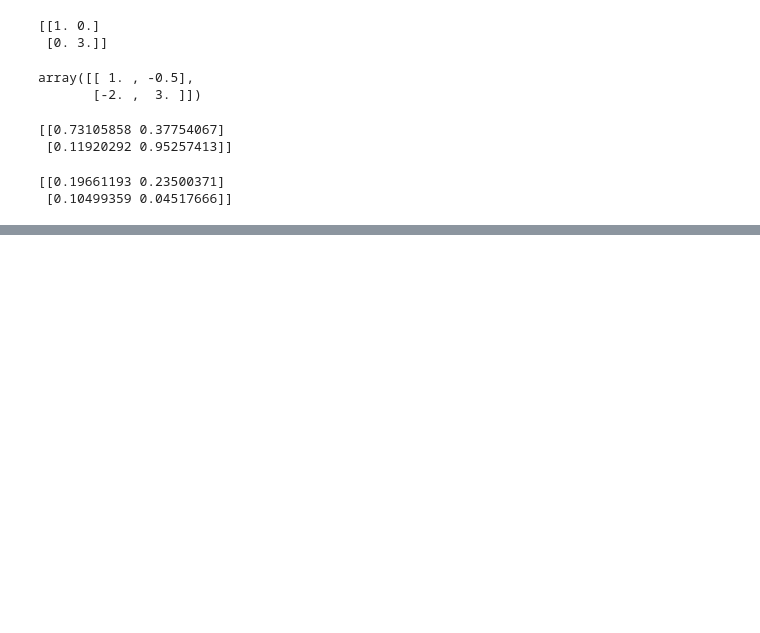
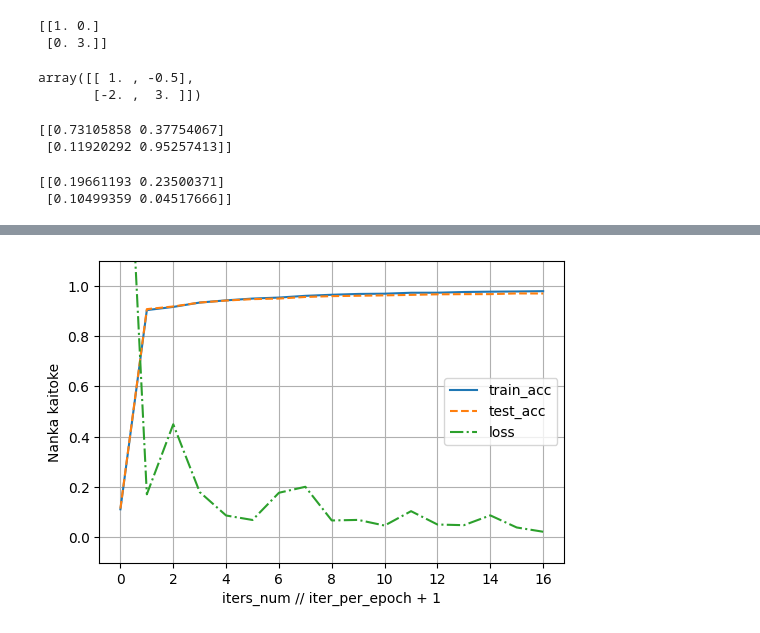
Before and after one commit to anko191/Python_Kaggle, a Jupyter notebook: DLFZ/DLFZ_ch05.ipynb, the cells around one changed output, grey strips where cells are left out. Saved outputs shown, nothing was run; the diff lists cells and outputs as text; code cells hidden in the pictures; blank space fills up the shorter version.

Commit message:
iter_per_epoch中の更新 + 図示 matplotlib

```diff
--- a/DLFZ/DLFZ_ch05.ipynb
+++ b/DLFZ/DLFZ_ch05.ipynb
@@ -170,0 +469,15 @@ print(dx)
+# %%
+import matplotlib.pyplot as plt
+x = np.arange(0,iters_num//iter_per_epoch + 1)
+
+plt.figure(dpi=100)
+plt.plot(x, train_acc_list, label='train_acc')
+plt.plot(x, test_acc_list, label='test_acc',linestyle='--')
+plt.plot(x, train_loss_list, label='loss', linestyle='-.')
+plt.xlabel("iters_num // iter_per_epoch + 1")
+plt.ylabel("Nanka kaitoke")
+plt.ylim(-0.1, 1.1)
+plt.legend()
+plt.grid()
+# %% [output]
+[figure, added]
```
Also changed, not shown: parts of 7 cells of this notebook.
